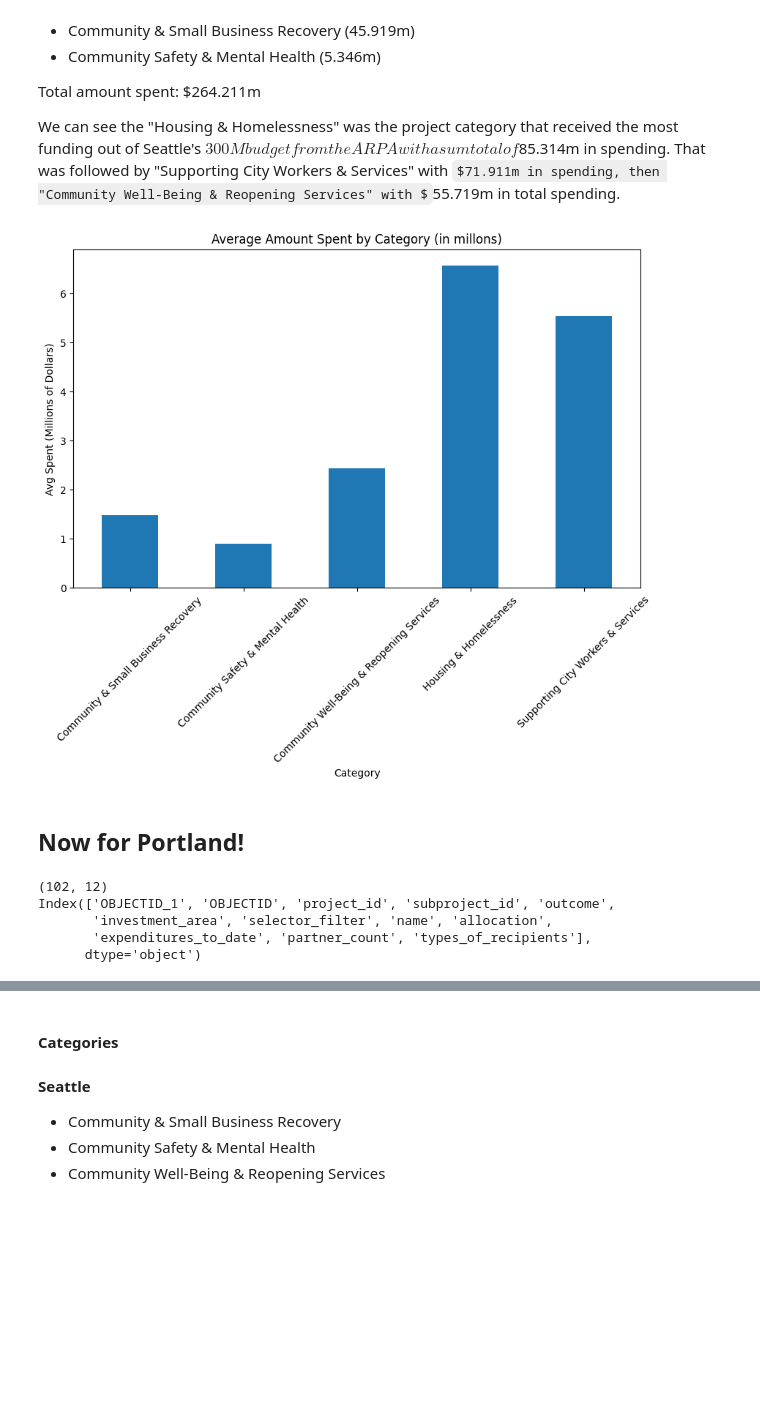
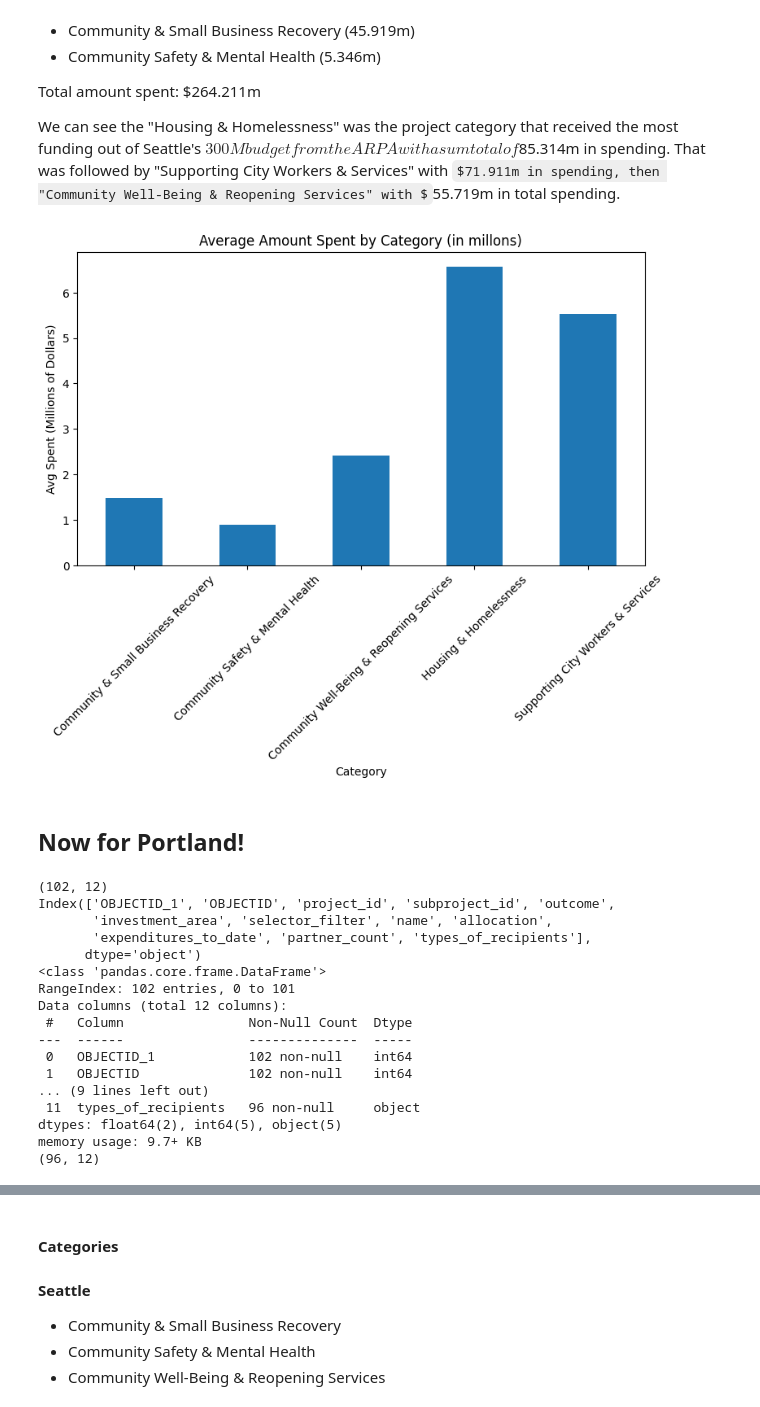
Before and after one commit to qldduong/AACUW_Team6, a Jupyter notebook: Quang_Data_Exploration.ipynb, the cells around one changed output, grey strips where cells are left out. Drawn from its saved outputs; the diff is of its cells as text; code cells hidden in the pictures; some formulas as TeX source; blank space fills up the shorter version.

```diff
--- a/Quang_Data_Exploration.ipynb
+++ b/Quang_Data_Exploration.ipynb
@@ -190,36 +205,54 @@ We can see the "Housing & Homelessness" was the project category that received t
 # %%
 
 # Create a bar plot
-seattle_ag_df['spending_avg'].plot(kind='bar', figsize=(10,6))
+seattle_ag_df['spending_avg'].plot(kind='bar', figsize=(9,5))
 
 # Set x-tick labels as the category names
 plt.xticks(ticks=range(len(seattle_ag_df)), labels=seattle_ag_df.index, rotation=45)
 
 # Adding labels and title
 plt.xlabel('Category')
 plt.ylabel('Avg Spent (Millions of Dollars)')
 plt.title('Average Amount Spent by Category (in millons)')
 
 # Show the plot
 plt.show()
 # %% [output]
-[figure, old version]
+[figure, new version]
 # %% [markdown]
 ## Now for Portland!
 # %%
 # Now for Portland data
 
 portland_df = pd.read_csv("Datasets/Portland_Rescue_Plan_Project_Information.csv")
-# %%
-print(portland_df.shape)
-
-print(portland_df.columns)
-# %% [output]
-(102, 12)
-Index(['OBJECTID_1', 'OBJECTID', 'project_id', 'subproject_id', 'outcome',
-       'investment_area', 'selector_filter', 'name', 'allocation',
-       'expenditures_to_date', 'partner_count', 'types_of_recipients'],
-      dtype='object')
+# %%
+print(portland_df.shape)
+
+print(portland_df.columns)
+
+portland_df.info() # 6 rows where "allocation" is null
+
+portland_df = portland_df.loc[portland_df['allocation'].notnull()]
+
+print(portland_df.shape)
+# %% [output]
+(102, 12)
+Index(['OBJECTID_1', 'OBJECTID', 'project_id', 'subproject_id', 'outcome',
+       'investment_area', 'selector_filter', 'name', 'allocation',
+       'expenditures_to_date', 'partner_count', 'types_of_recipients'],
+      dtype='object')
+<class 'pandas.core.frame.DataFrame'>
+RangeIndex: 102 entries, 0 to 101
+Data columns (total 12 columns):
+ #   Column                Non-Null Count  Dtype
+---  ------                --------------  -----
+ 0   OBJECTID_1            102 non-null    int64
+ 1   OBJECTID              102 non-null    int64
+... (9 lines left out)
+ 11  types_of_recipients   96 non-null     object
+dtypes: float64(2), int64(5), object(5)
+memory usage: 9.7+ KB
+(96, 12)
 # %%
 # df['investment_area']
 
```
Also changed, not shown: parts of 8 cells of this notebook, 1 other file.
